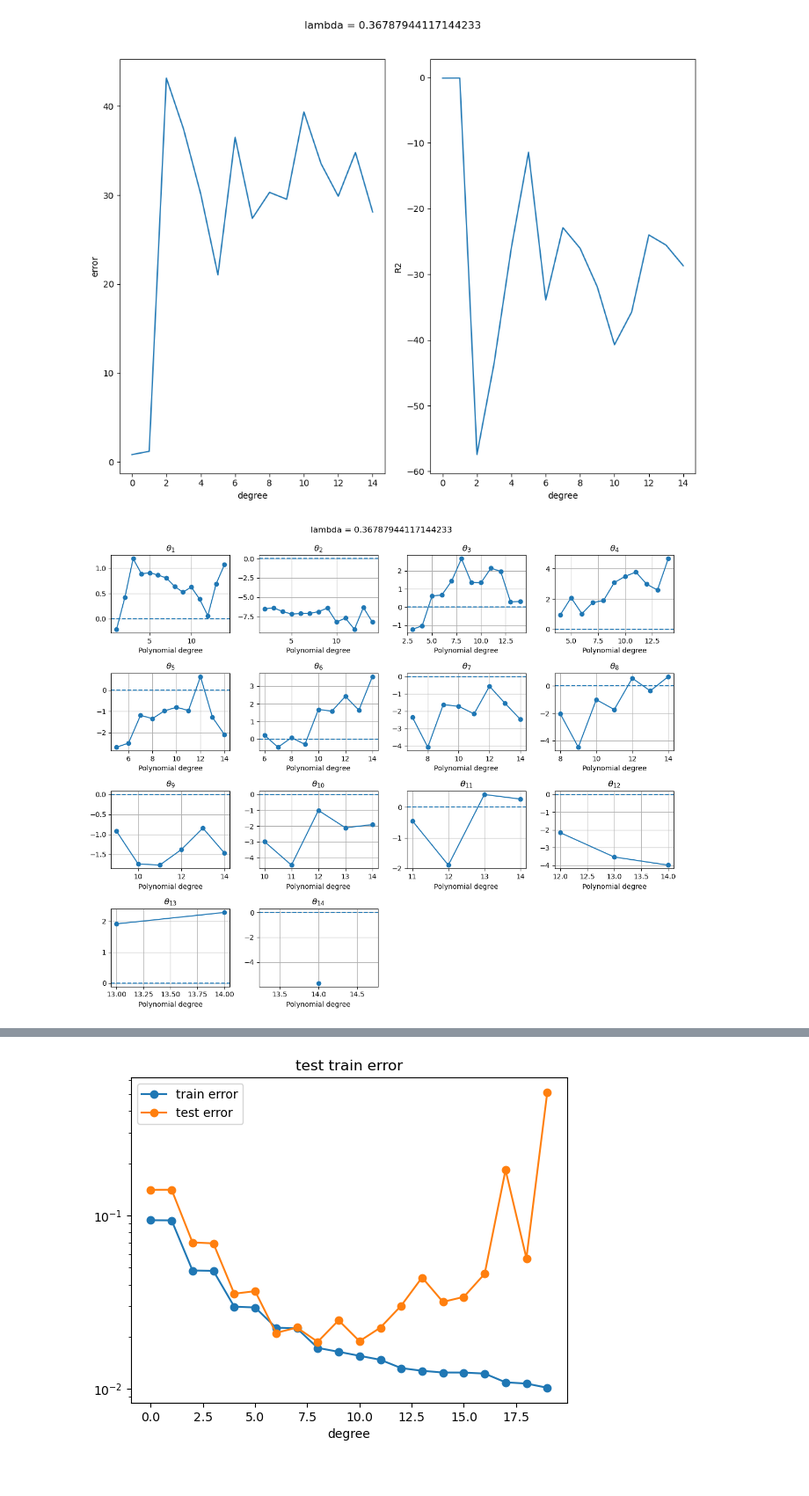
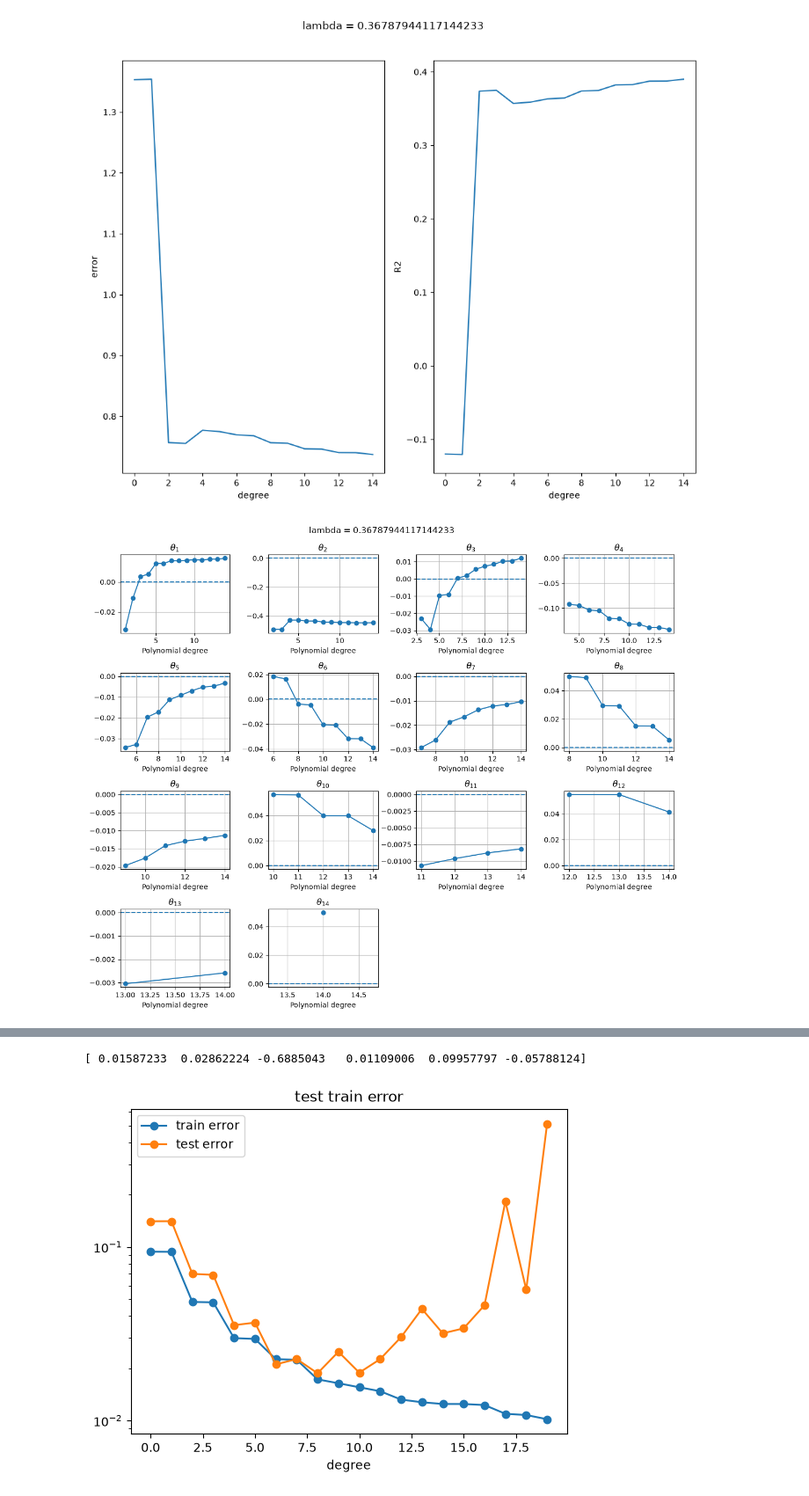
Before and after one commit to joska223/FYS-STK-4155-Prosjekt-1, a Jupyter notebook: prosjekt_1.ipynb, the cells around one changed output, grey strips where cells are left out. Shown at 88% size. Cells and saved outputs as stored; diff of their text form; code cells hidden in the pictures.

```diff
--- a/prosjekt_1.ipynb
+++ b/prosjekt_1.ipynb
@@ -131,6 +134,7 @@ X_std[:,0] = np.ones(n)
 
 Xtrain, Xtest, Ytrain, Ytest = train_test_split(X_std, y_std, test_size=0.2, random_state=2026)
 
+n_train = len(Xtrain[:,0])
 
 lambda_num = 100
 lam_borders = -5,5
@@ -194,7 +198,9 @@ loglambdas = np.array([-2,-1,1])
 
 lambdas = np.exp(loglambdas)
 
-for l in lambdas:
+recorded_coeff = np.zeros(6)
+
+for j,l in enumerate(lambdas):
     MSE = np.zeros(maxdegree)
     R2 = np.zeros(maxdegree)
 
@@ -209,9 +215,9 @@ for l in lambdas:
         X_std[:,1:] = X_mean[:,1:]/np.sqrt(np.var(X_mean[:,1:], axis = 0, keepdims = True))
         X_std[:,0] = np.ones(n)
 
-        Xtrain, Xtest, Ytrain, Ytest = train_test_split(X_std, y_std, test_size=0.2)
+        Xtrain, Xtest, Ytrain, Ytest = train_test_split(X_std, y_std, test_size=0.2, random_state=2026)
 
-        coeff = np.linalg.solve(X.T@X+np.identity(degree+1)*l, Xtrain.T@Ytrain)
+        coeff = np.linalg.solve(Xtrain.T@Xtrain+np.identity(degree+1)*l*n_train, Xtrain.T@Ytrain)
         y_pred = Xtest@coeff
 
         for i in range(degree+1):
@@ -223,6 +229,10 @@ for l in lambdas:
 
         MSE[degree] = np.mean((y_pred-Ytest)**2)
         R2[degree] = 1-np.mean((y_pred-Ytest)**2)/np.mean((Ytest-y_mean)**2)
+
+        if degree == 5 and j == 0:
+            recorded_coeff = coeff
+
 
     #plt.plot(degrees, MSE)
     fig, axes = plt.subplots(1, 2, figsize=(10, 8))
@@ -275,4 +285,5 @@ for l in lambdas:
     fig.suptitle("lambda = "+str(l))
     plt.show()
     #----------------------------------------
+print(recorded_coeff)
 # %% [output]
@@ -285,2 +296,2 @@ lambda:  1e-100
-[figure, old version]
+[figure, new version]
-[figure, old version]
+[figure, new version]
@@ -289,3 +300,4 @@ lambda:  1e-100
+[ 0.01587233  0.02862224 -0.6885043   0.01109006  0.09957797 -0.05788124]
 # %%
 xtrain, xtest, ytrain, ytest = train_test_split(x,y,test_size=0.2, random_state=2026)
 from sklearn.metrics import mean_squared_error
```
Also changed, not shown: parts of 8 cells of this notebook.
